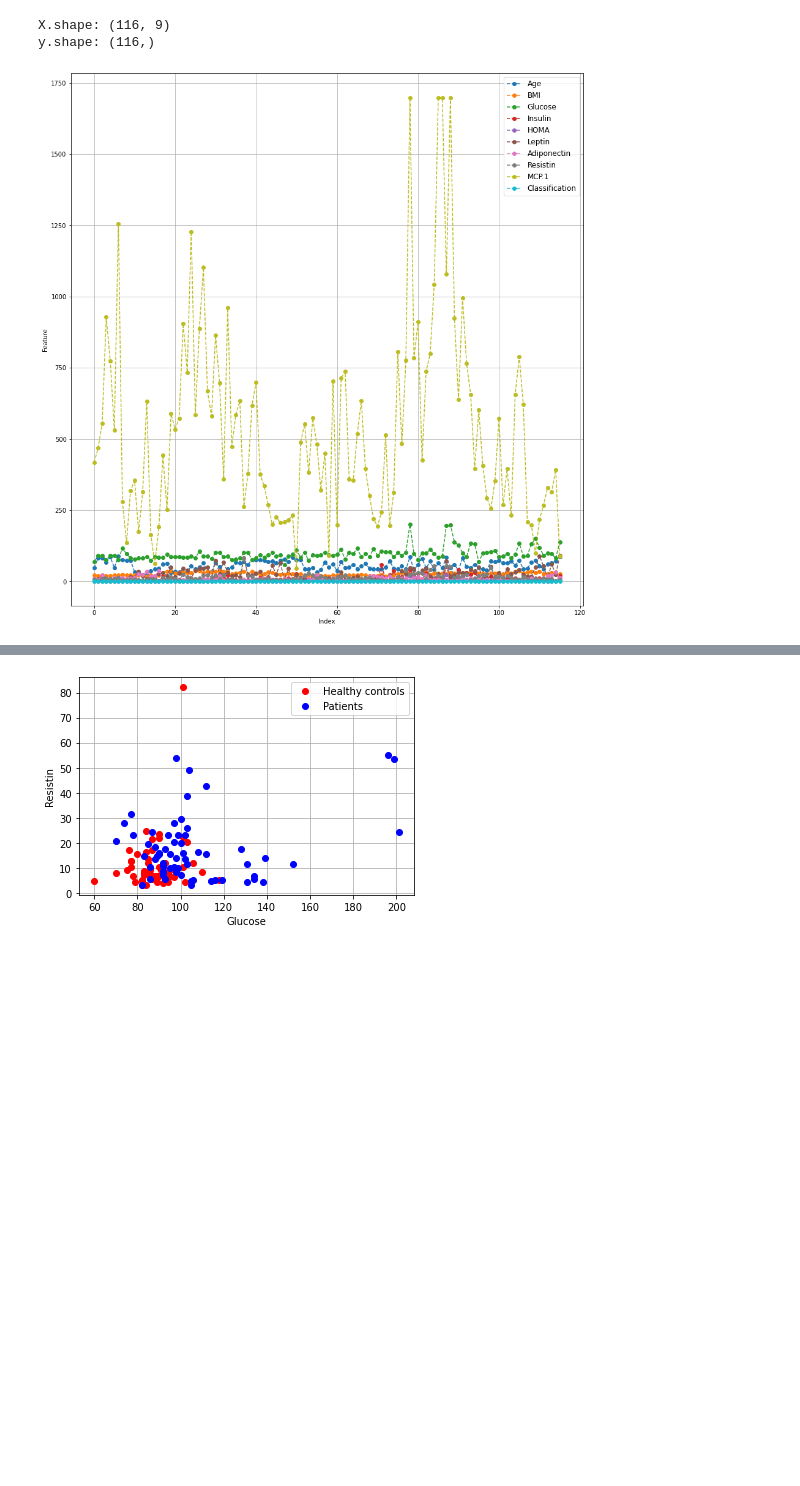
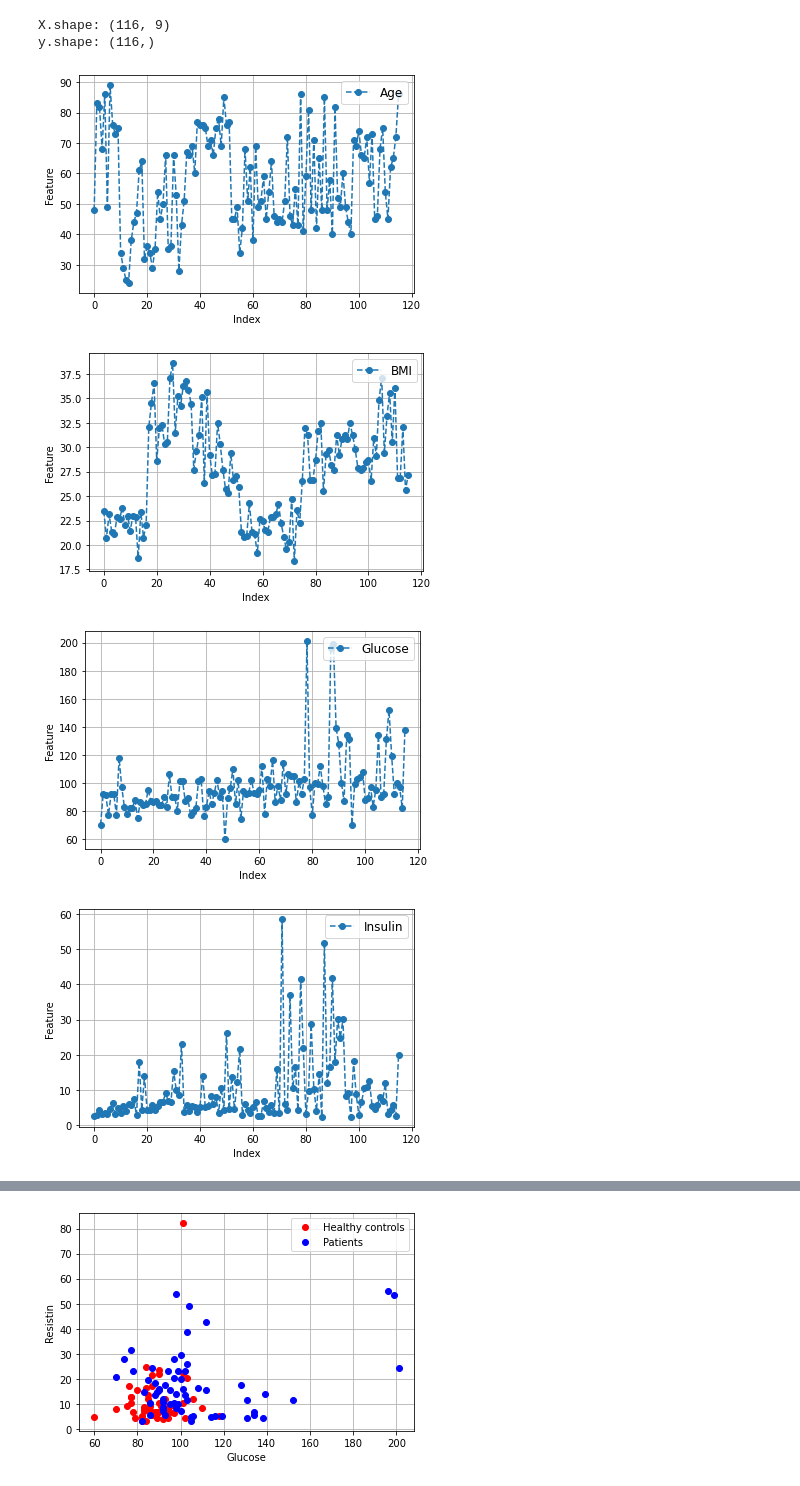
Before and after one commit to zahrasalarian/Artificial-Intelligence-in-Medicine-Projects, a Jupyter notebook: p1/main.ipynb, the cells around one changed output, grey strips where cells are left out. Saved outputs shown, nothing was run; the diff lists cells and outputs as text; code cells hidden in the pictures; blank space fills up the shorter version.

```diff
--- a/p1/main.ipynb
+++ b/p1/main.ipynb
@@ -14,14 +14,17 @@ target_names = ['Healthy controls', 'Patients']
 X.shape: (116, 9)
 y.shape: (116,)
 # %%
-width_height_2 = (15, 16)
-plt.figure(figsize=width_height_2)
+#width_height_2 = (15, 16)
+#plt.figure(figsize=width_height_2)
 for column in df:
     plt.plot(df.index.values, df[column], 'o--', label=column)
-plt.xlabel("Index")
-plt.ylabel("Feature")
-plt.grid(True)
-plt.legend(loc='upper right',prop={'size':12})
-plt.show()
+    plt.xlabel("Index")
+    plt.ylabel("Feature")
+    plt.grid(True)
+    plt.legend(loc='upper right',prop={'size':12})
+    plt.show()
 # %% [output]
-[figure, old version]
+[figure, new version]
+[figure, added]
+[figure, added]
+[figure, added]
```
Also changed, not shown: parts of 17 cells of this notebook.
